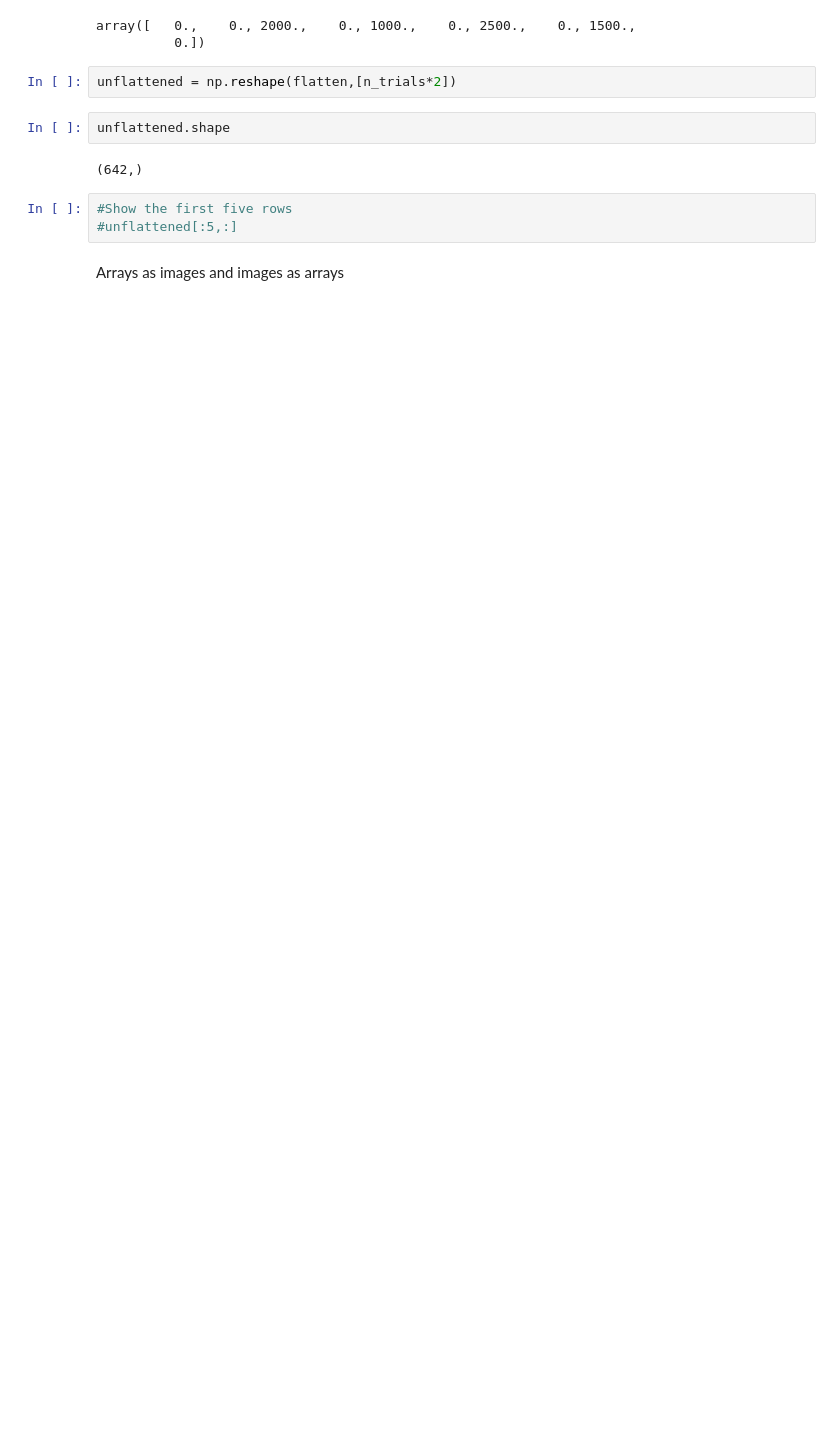
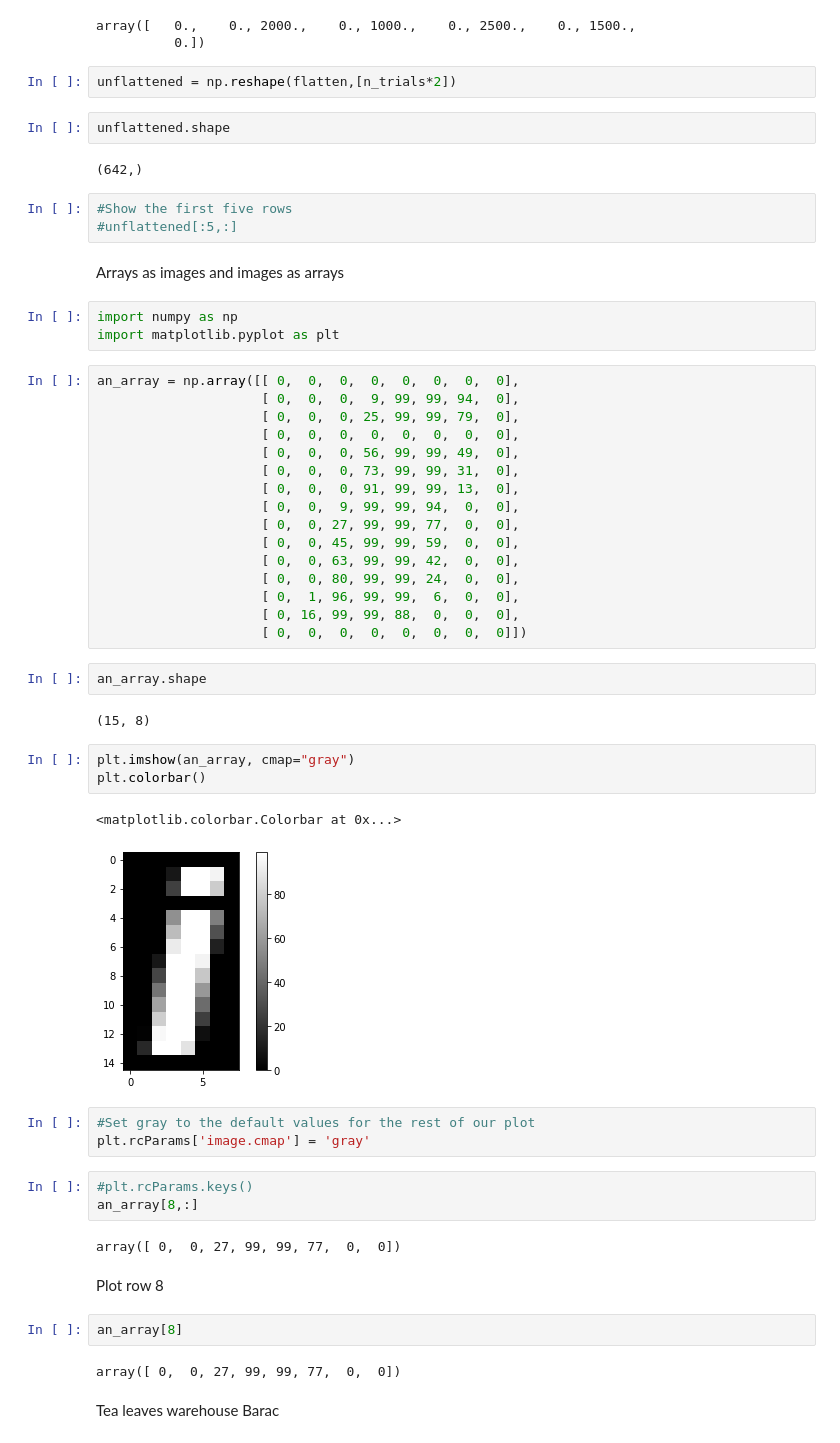
Before and after one commit to Reptilefury/coursera-machine-learning, a Jupyter notebook: Nature_of_Nifti_Images.ipynb, the cells around one changed output. Saved outputs shown, nothing was run; the diff lists cells and outputs as text; blank space fills up the shorter version.

```diff
--- a/Nature_of_Nifti_Images.ipynb
+++ b/Nature_of_Nifti_Images.ipynb
@@ -452,3 +452,48 @@ unflattened.shape
 #unflattened[:5,:]
 # %% [markdown]
 Arrays as images and images as arrays
+# %%
+import numpy as np
+import matplotlib.pyplot as plt
+# %%
+an_array = np.array([[ 0,  0,  0,  0,  0,  0,  0,  0],
+                     [ 0,  0,  0,  9, 99, 99, 94,  0],
+                     [ 0,  0,  0, 25, 99, 99, 79,  0],
+                     [ 0,  0,  0,  0,  0,  0,  0,  0],
+                     [ 0,  0,  0, 56, 99, 99, 49,  0],
+                     [ 0,  0,  0, 73, 99, 99, 31,  0],
+                     [ 0,  0,  0, 91, 99, 99, 13,  0],
+                     [ 0,  0,  9, 99, 99, 94,  0,  0],
+                     [ 0,  0, 27, 99, 99, 77,  0,  0],
+                     [ 0,  0, 45, 99, 99, 59,  0,  0],
+                     [ 0,  0, 63, 99, 99, 42,  0,  0],
+                     [ 0,  0, 80, 99, 99, 24,  0,  0],
+                     [ 0,  1, 96, 99, 99,  6,  0,  0],
+                     [ 0, 16, 99, 99, 88,  0,  0,  0],
+                     [ 0,  0,  0,  0,  0,  0,  0,  0]])
+# %%
+an_array.shape
+# %% [output]
+(15, 8)
+# %%
+plt.imshow(an_array, cmap="gray")
+plt.colorbar()
+# %% [output]
+<matplotlib.colorbar.Colorbar at 0x...>
+[figure, added]
+# %%
+#Set gray to the default values for the rest of our plot
+plt.rcParams['image.cmap'] = 'gray'
+# %%
+#plt.rcParams.keys()
+an_array[8,:]
+# %% [output]
+array([ 0,  0, 27, 99, 99, 77,  0,  0])
+# %% [markdown]
+Plot row  8
+# %%
+an_array[8]
+# %% [output]
+array([ 0,  0, 27, 99, 99, 77,  0,  0])
+# %% [markdown]
+Tea leaves warehouse Barac
```
Also changed, not shown: parts of 22 cells of this notebook.
